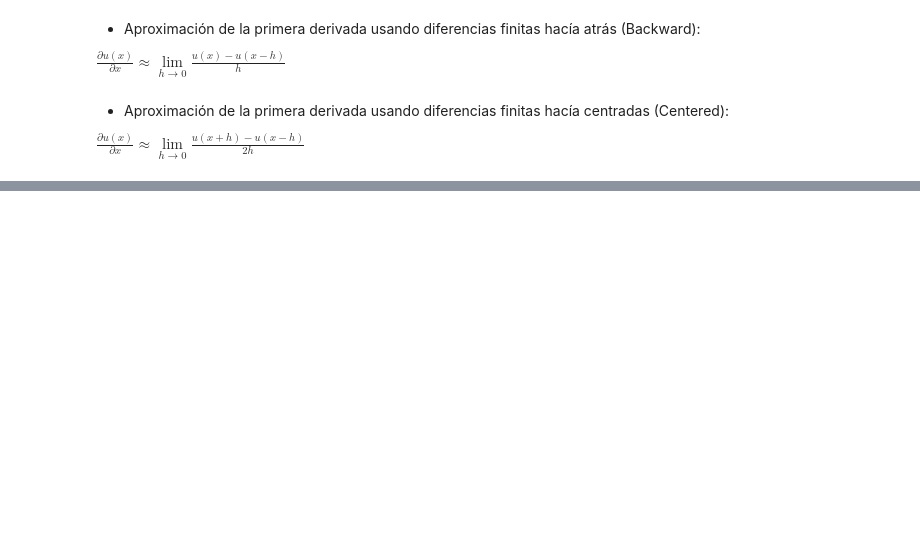
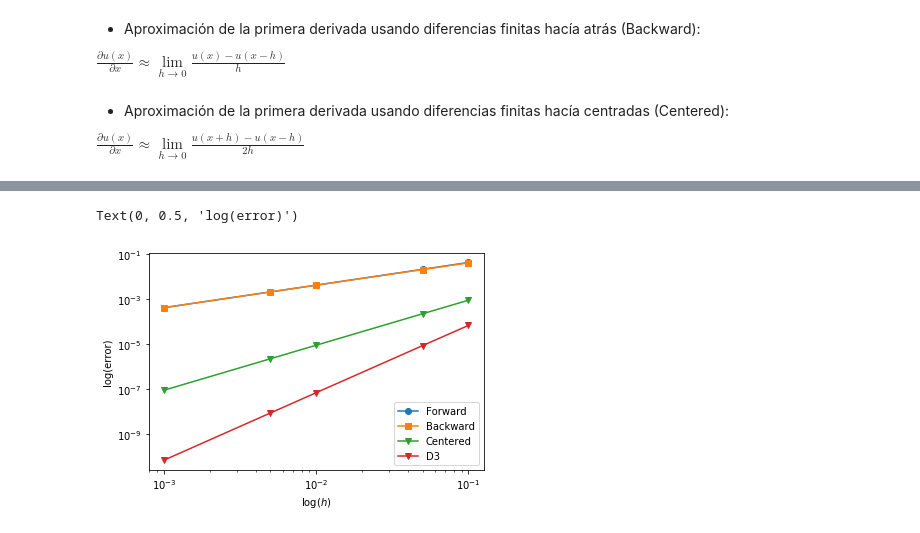
Before and after one commit to octasam/GeoMaC, a Jupyter notebook: DerivadasNumericas/01_DF_derivadasYerrores.ipynb, the cells around one changed output, grey strips where cells are left out. Cells and saved outputs as stored; diff of their text form; code cells hidden in the pictures; blank space fills up the shorter version.

```diff
--- a/DerivadasNumericas/01_DF_derivadasYerrores.ipynb
+++ b/DerivadasNumericas/01_DF_derivadasYerrores.ipynb
@@ -122,20 +93,0 @@ Text(0,0.5,'log(error)')
-# %%
-N = 10
-A = 0
-B = 2 * np.pi
-x = np.linspace(A,B,N)
-h = (B-A) / (N-1)
-
-plt.subplot(211)
-plt.plot(x,u(x),'o-')
-plt.grid()
-
-plt.subplot(212)
-plt.plot(x,uprime(x),'s-')
-plt.plot(x,forwardFD(u,x,h), label='Forward')
-plt.plot(x,centeredFD(u,x,h), label='Centered')
-plt.grid()
-plt.legend()
-
-plt.subplots_adjust(hspace=0.5)
-plt.show()
@@ -143,0 +104,10 @@ plt.show()
+# %%
+def D3(u,x,h):
+    """ Esquema de diferencias finitas centradas
+    u : es la función a evaluar
+    x : es la posición
+    h : es el tamaño de malla.
+    """
+    return (2*u(x+h)+3*u(x)-6*u(x-h)+ u(x-2*h))/(6*h)
+# %%
+e3 = error(uprime(unos),D3(u,1,h))
@@ -143,0 +125,13 @@ plt.show()
+# %%
+plt.plot(h,ef,'o-',label='Forward')
+plt.plot(h,eb,'s-',label='Backward')
+plt.plot(h,ec,'v-',label='Centered')
+plt.plot(h,e3,'v-',label='D3')
+
+plt.loglog()
+plt.legend()
+plt.xlabel('log($h$)')
+plt.ylabel('log(error)')
+# %% [output]
+Text(0, 0.5, 'log(error)')
+[figure, added]
```
Also changed, not shown: parts of 13 cells of this notebook, 1 other file.
